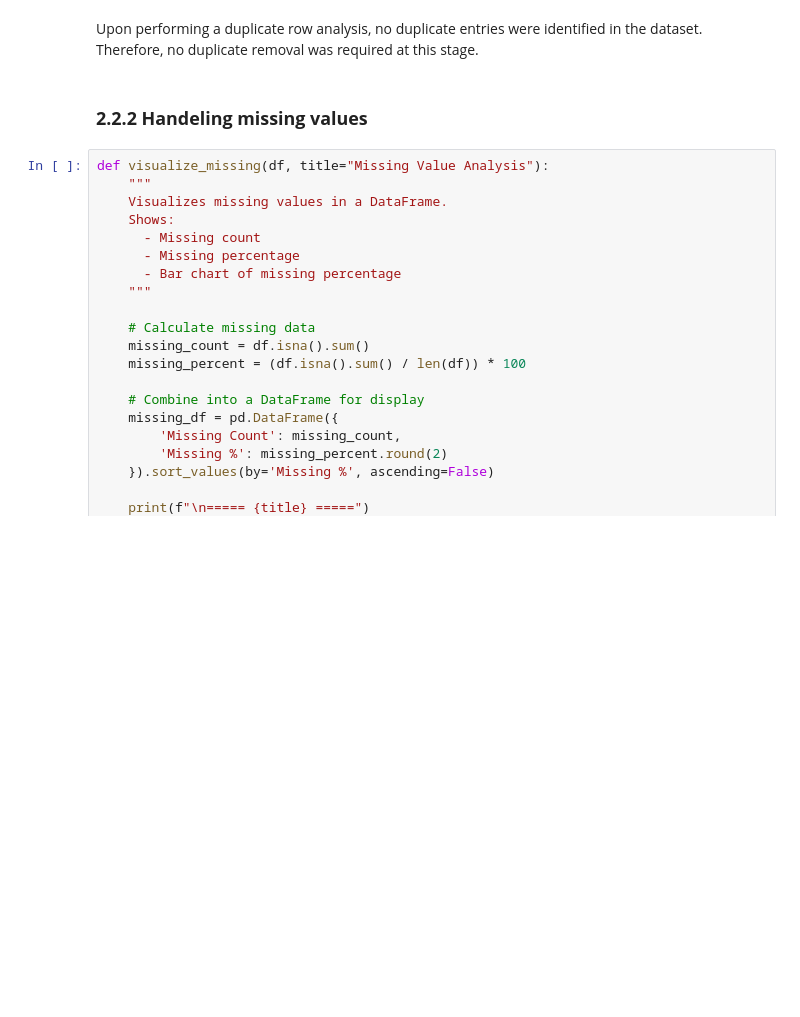
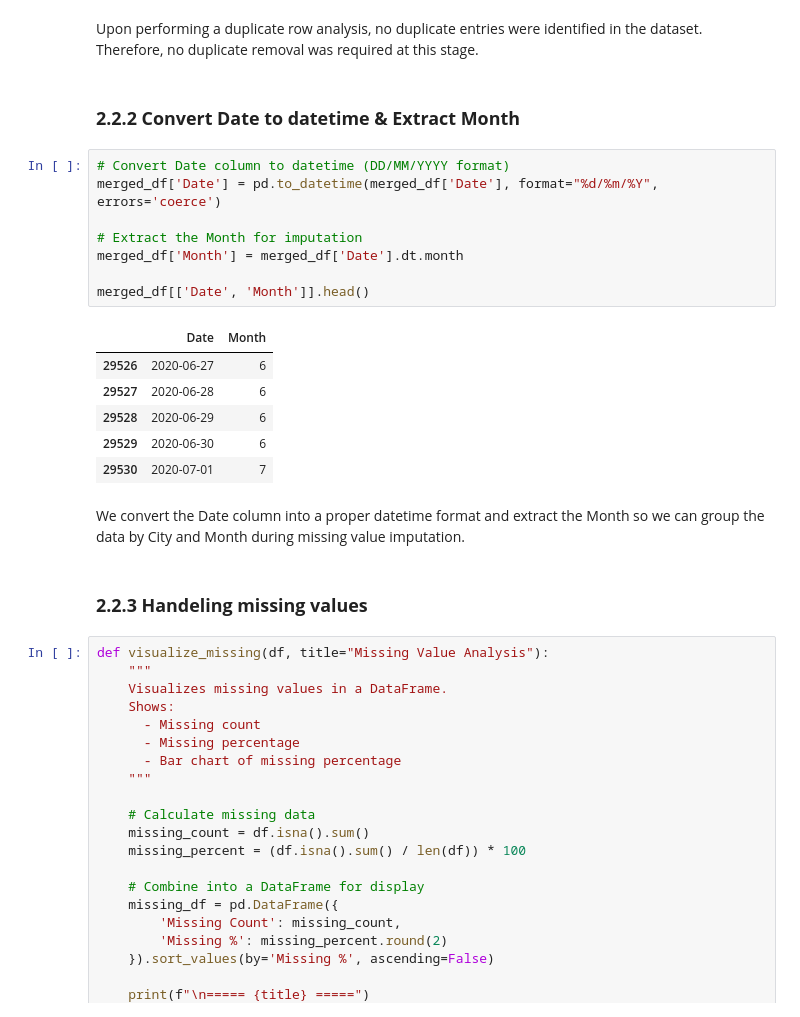
Before and after one commit to sagar4real/CMP7005-PRAC1, a Jupyter notebook: 01_data_handling.ipynb, the cells around one changed output. Saved outputs shown, nothing was run; the diff lists cells and outputs as text; blank space fills up the shorter version.

```diff
--- a/01_data_handling.ipynb
+++ b/01_data_handling.ipynb
@@ -344,7 +369,26 @@ No duplicate rows found.
 # %% [markdown]
 Upon performing a duplicate row analysis, no duplicate entries were identified in the dataset. Therefore, no duplicate removal was required at this stage.
+# %% [markdown]
+### **2.2.2 Convert Date to datetime & Extract Month**
+# %%
+# Convert Date column to datetime (DD/MM/YYYY format)
+merged_df['Date'] = pd.to_datetime(merged_df['Date'], format="%d/%m/%Y", errors='coerce')
+
+# Extract the Month for imputation
+merged_df['Month'] = merged_df['Date'].dt.month
+
+merged_df[['Date', 'Month']].head()
+# %% [output]
+|  | Date | Month |
+| 29526 | 2020-06-27 | 6 |
+| 29527 | 2020-06-28 | 6 |
+| 29528 | 2020-06-29 | 6 |
+| 29529 | 2020-06-30 | 6 |
+| 29530 | 2020-07-01 | 7 |
+# %% [markdown]
+We convert the Date column into a proper datetime format and extract the Month so we can group the data by City and Month during missing value imputation.
 # %% [markdown]
-### **2.2.2 Handeling missing values**
+### **2.2.3 Handeling missing values**
 # %%
 def visualize_missing(df, title="Missing Value Analysis"):
     """
```
Also changed, not shown: parts of 20 cells of this notebook.
